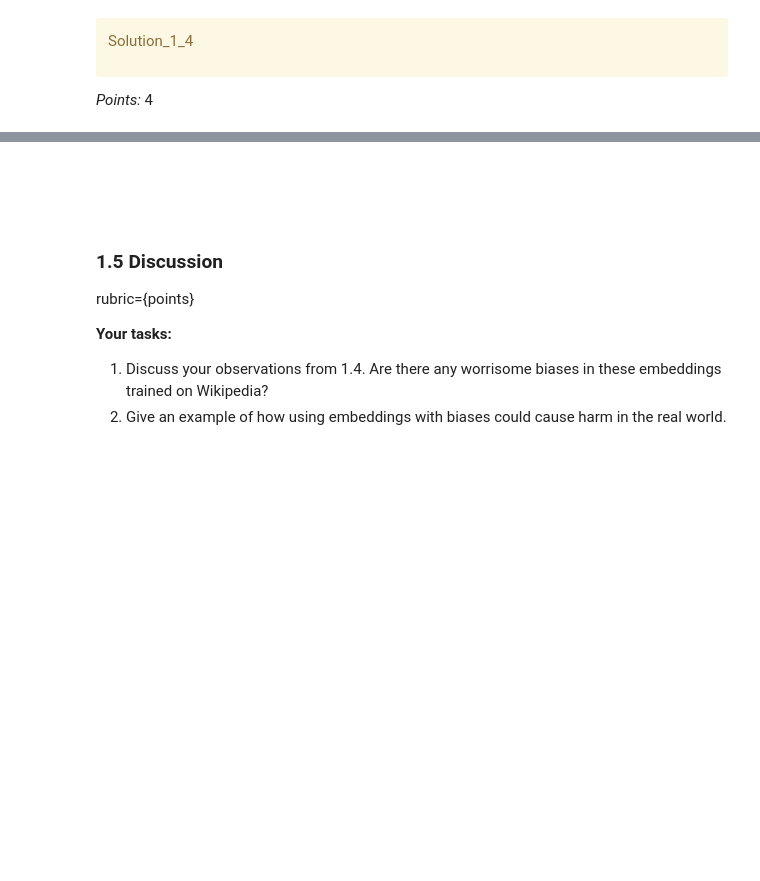
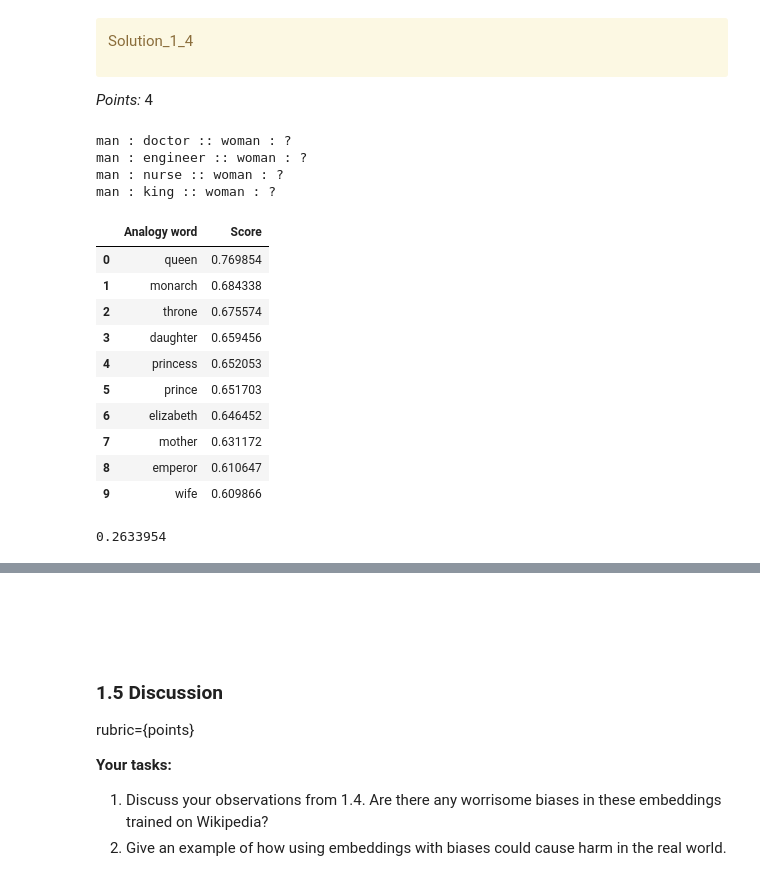
Before and after one commit to miketham24/cpsc330_hw7, a Jupyter notebook: hw7.ipynb, the cells around one changed output, grey strips where cells are left out. Cells and saved outputs as stored; diff of their text form; code cells hidden in the pictures; blank space fills up the shorter version.

```diff
--- a/hw7.ipynb
+++ b/hw7.ipynb
@@ -224,4 +224,8 @@ Solution_1_3
 
 _Points:_ 2
 # %%
-...
+word_existence = {word: word in glove_wiki_vectors for word in test_words}
+
+for word, exists in word_existence.items():
+    status = True if exists else False
+    print(f"{word}: {status}")
@@ -284,7 +316,31 @@ Solution_1_4
 
 _Points:_ 4
 # %%
-...
+analogy("man", "doctor", "woman")
+analogy("man", "engineer", "woman")
+analogy("man", "nurse", "woman")
+analogy("man", "king", "woman")
+# %% [output]
+man : doctor :: woman : ?
+man : engineer :: woman : ?
+man : nurse :: woman : ?
+man : king :: woman : ?
+|  | Analogy word | Score |
+| 0 | queen | 0.769854 |
+| 1 | monarch | 0.684338 |
+| 2 | throne | 0.675574 |
+| 3 | daughter | 0.659456 |
+| 4 | princess | 0.652053 |
+| 5 | prince | 0.651703 |
+| 6 | elizabeth | 0.646452 |
+| 7 | mother | 0.631172 |
+| 8 | emperor | 0.610647 |
+| 9 | wife | 0.609866 |
 # %%
-...
+glove_wiki_vectors.similarity("woman", "emotional")
+glove_wiki_vectors.similarity("man", "logical")
+glove_wiki_vectors.similarity("man", "strong")
+glove_wiki_vectors.similarity("woman", "weak")
+# %% [output]
+0.2633954
 # %%
```
Also changed, not shown: parts of 8 cells of this notebook.
